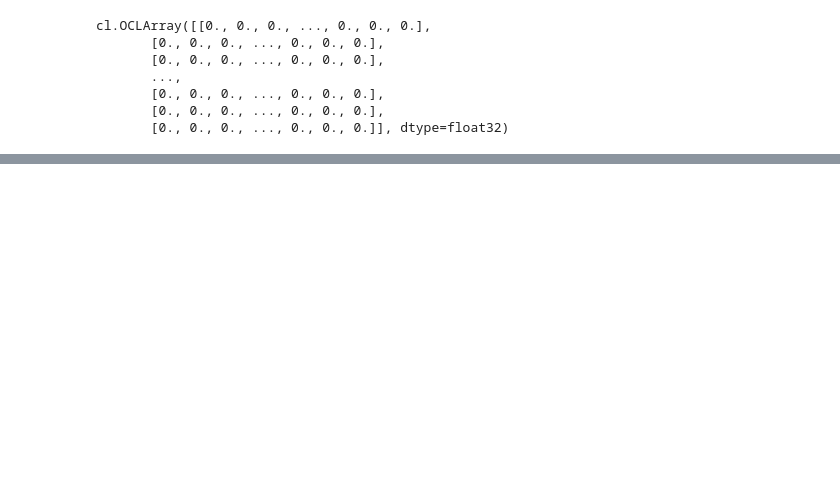
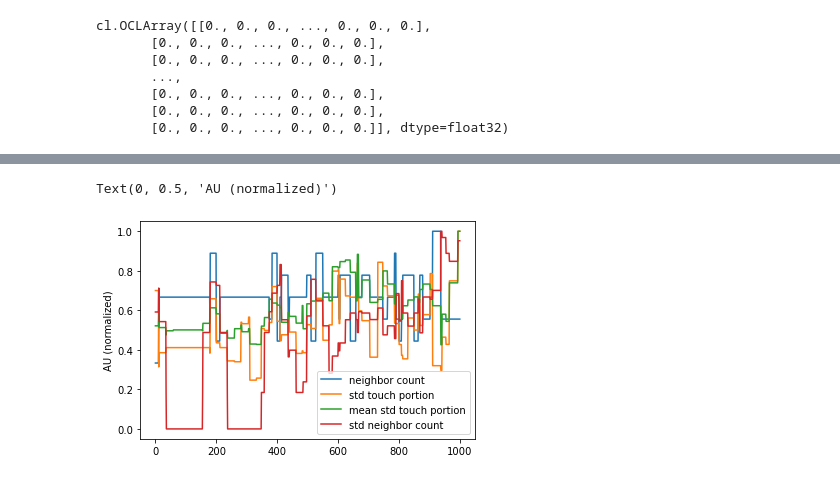
Before and after one commit to clEsperanto/pyclesperanto_prototype, a Jupyter notebook: demo/neighbors/neighbor_touching_quantification.ipynb, the cells around one changed output, grey strips where cells are left out. Drawn from its saved outputs; the diff is of its cells as text; code cells hidden in the pictures; blank space fills up the shorter version.

```diff
--- a/demo/neighbors/neighbor_touching_quantification.ipynb
+++ b/demo/neighbors/neighbor_touching_quantification.ipynb
@@ -36,0 +38,3 @@ cl.OCLArray([[  1,   1,   1, ..., 541, 541, 542],
+# %%
+neighbor_count_map = cle.touching_neighbor_count_map(labels)
+neighbor_count_map
@@ -81,0 +94,3 @@ cl.OCLArray([[0.17836885, 0.17836885, 0.17836885, ..., 0.12046786, 0.12046786,
+# %%
+std_neighbor_count_map = cle.standard_deviation_of_touching_neighbors_map(neighbor_count_map, labels)
+std_neighbor_count_map
@@ -81,0 +111,15 @@ cl.OCLArray([[0.17836885, 0.17836885, 0.17836885, ..., 0.12046786, 0.12046786,
+# %%
+neighbor_count_lr = np.asarray(neighbor_count_map[100])
+std_touch_portion_lr = np.asarray(std_touch_portion_map[100])
+mean_std_touch_portion_lr = np.asarray(mean_std_touch_portion_map[100])
+std_neighbor_count_lr = np.asarray(std_neighbor_count_map[100])
+
+plt.plot(neighbor_count_lr / neighbor_count_lr.max())
+plt.plot(std_touch_portion_lr / std_touch_portion_lr.max())
+plt.plot(mean_std_touch_portion_lr / mean_std_touch_portion_lr.max())
+plt.plot(std_neighbor_count_lr / std_neighbor_count_lr.max())
+plt.legend(["neighbor count", "std touch portion", "mean std touch portion", "std neighbor count"])
+plt.ylabel("AU (normalized)")
+# %% [output]
+Text(0, 0.5, 'AU (normalized)')
+[figure, added]
```
Also changed, not shown: parts of 8 cells of this notebook, 1 other file.
